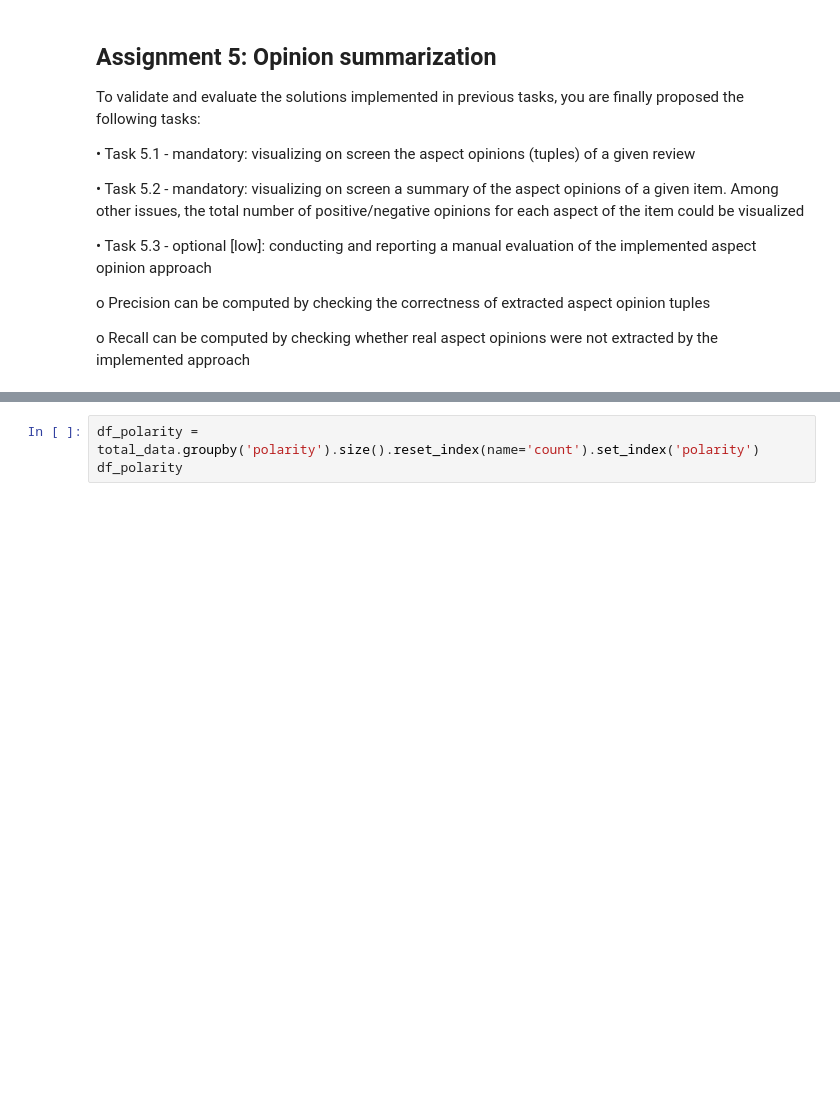
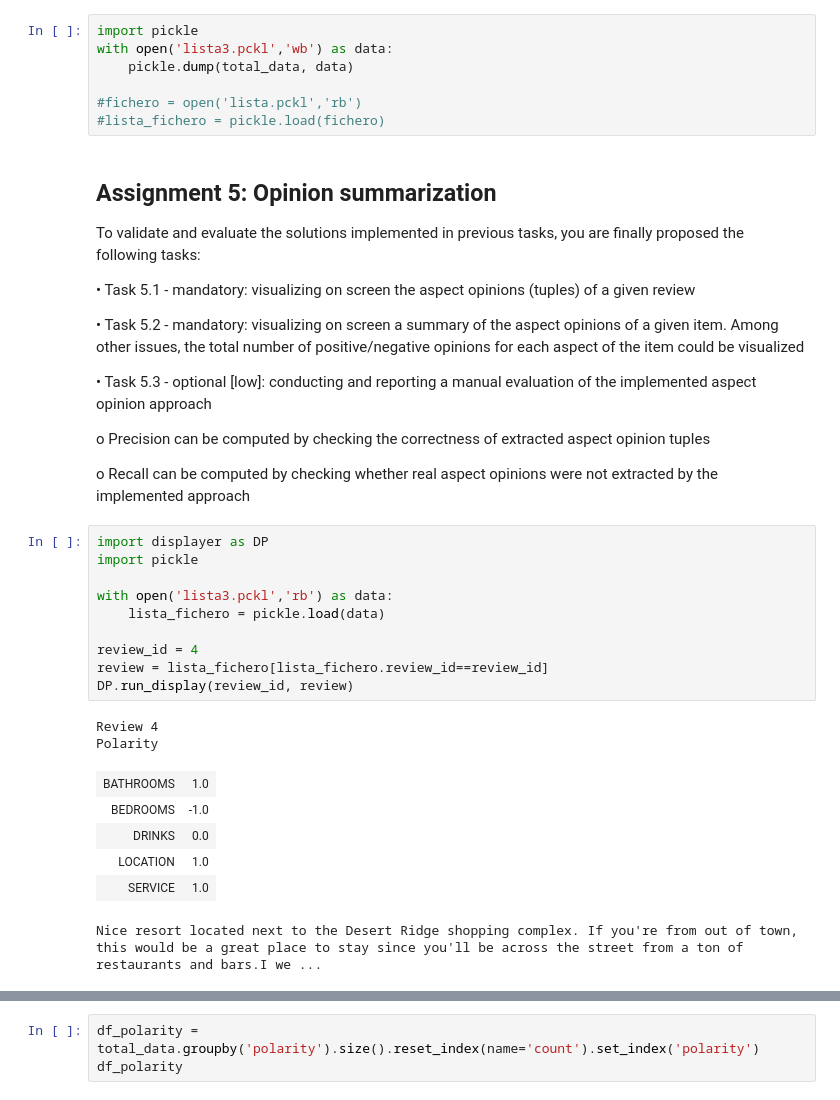
Before and after one commit to glorelvalle/mucd-mg, a Jupyter notebook: pln/p1_v2.ipynb, the cells around one changed output, grey strips where cells are left out. Cells and saved outputs as stored; diff of their text form; blank space fills up the shorter version.

```diff
--- a/pln/p1_v2.ipynb
+++ b/pln/p1_v2.ipynb
@@ -298,3 +308,10 @@ total_data
+# %%
+import pickle
+with open('lista3.pckl','wb') as data:
+    pickle.dump(total_data, data)
+
+#fichero = open('lista.pckl','rb')
+#lista_fichero = pickle.load(fichero)
 # %% [markdown]
 ## Assignment 5: Opinion summarization
 
@@ -312,6 +329,25 @@ o Precision can be computed by checking the correctness of extracted aspect opin
 
 o Recall can be computed by checking whether real aspect opinions were not extracted by the
 implemented approach
+# %%
+import displayer as DP
+import pickle
+
+with open('lista3.pckl','rb') as data:
+    lista_fichero = pickle.load(data)
+
+review_id = 4
+review = lista_fichero[lista_fichero.review_id==review_id]
+DP.run_display(review_id, review)
+# %% [output]
+Review 4
+Polarity
+| BATHROOMS | 1.0 |
+| BEDROOMS | -1.0 |
+| DRINKS | 0.0 |
+| LOCATION | 1.0 |
+| SERVICE | 1.0 |
+Nice resort located next to the Desert Ridge shopping complex. If you're from out of town, this would be a great place to stay since you'll be across the street from a ton of restaurants and bars.I we ...
 # %%
 aspect = 'BAR'
 total_data[total_data['aspect']==aspect].rename_axis('review_id')
```
Also changed, not shown: parts of 10 cells of this notebook, 5 other files.
